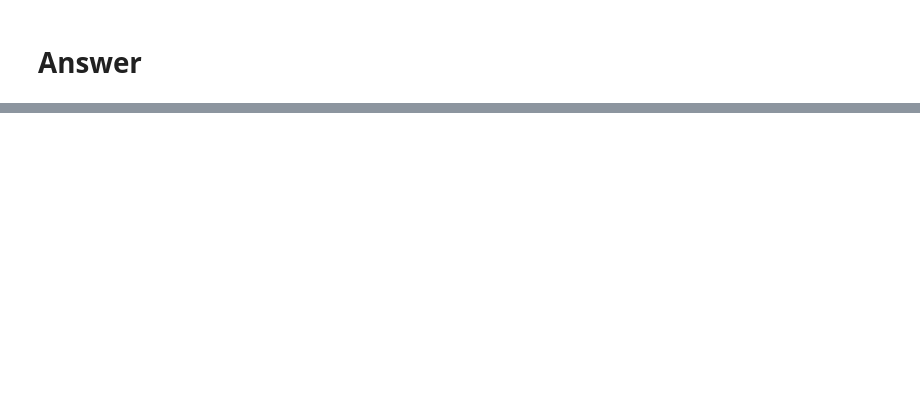
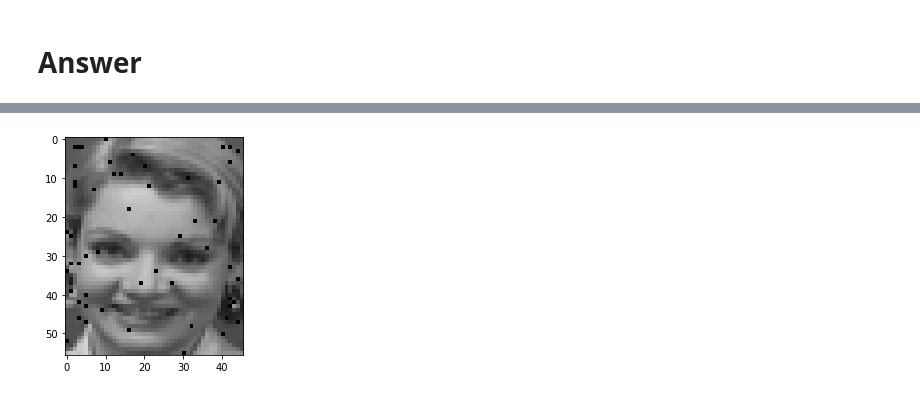
Before and after one commit to chaoannricardo/StudyNotes, a Jupyter notebook: 2020_DataAnalytics/HW_3.ipynb, the cells around one changed output, grey strips where cells are left out. Cells and saved outputs as stored; diff of their text form; code cells hidden in the pictures; blank space fills up the shorter version.

```diff
--- a/2020_DataAnalytics/HW_3.ipynb
+++ b/2020_DataAnalytics/HW_3.ipynb
@@ -488,0 +597,24 @@ type(data.columns[2249])
+# %%
+if __name__ == '__main__':
+    pixel_list_number = []
+    pixel_list_x = []
+    pixel_list_y = []
+    # transform back to pixel
+    for i, j in enumerate(included_list):
+        value = int(j[6:])
+        row = value / 46 + 1
+        column = value % 46
+        pixel_list_number.append(value)
+        pixel_list_x.append(row)
+        pixel_list_y.append(column)
+        file = "./data/ORL_Faces_Classified/0/1_1.png"
+        sample = cv2.imread(file, cv2.IMREAD_GRAYSCALE)
+        for i, j in enumerate(pixel_list_x):
+            x_value = int(j - 1)
+            y_value = int(pixel_list_y[i] - 1)
+            sample[x_value, y_value] = 0
+    # cv2.imwrite( "./sample.png", sample)
+    imgplot = plt.imshow(sample, cmap='gray', vmin=0, vmax=255)
+    plt.show()
+# %% [output]
+[figure, added]
```
Also changed, not shown: parts of 14 cells of this notebook, 2 other files.
